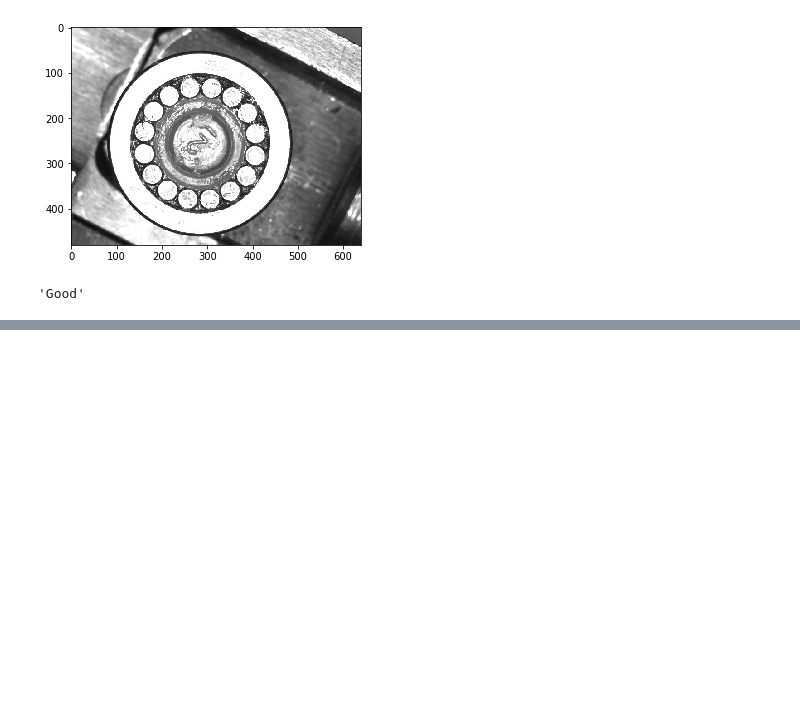
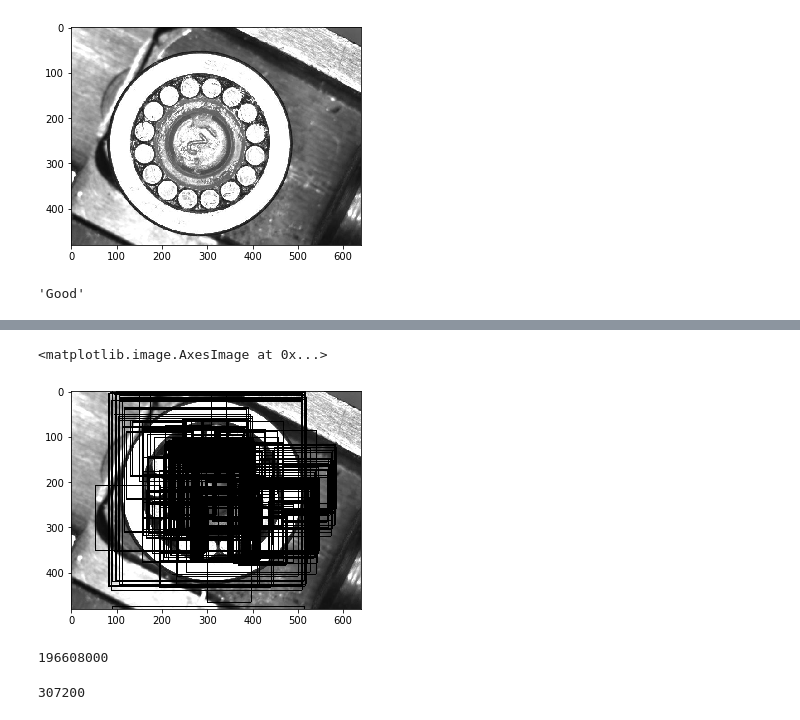
Before and after one commit to BlackJack01/Artificial-Intellligence, a Jupyter notebook: circle_detection.ipynb, the cells around one changed output, grey strips where cells are left out. Cells and saved outputs as stored; diff of their text form; code cells hidden in the pictures; blank space fills up the shorter version.

```diff
--- a/circle_detection.ipynb
+++ b/circle_detection.ipynb
@@ -87,0 +152,37 @@ def is_center(A,B):
+# %%
+### Here A and B are in straight line
+def find_circle(image):
+    m = image.shape[0]
+    n = image.shape[1]
+    max_R = []
+    max_C = []
+    max_circum = None
+    count = 0
+    dark_pixels = get_black_pixels(image)
+    for i in range(dark_pixels.shape[0]):
+        for ind in range(dark_pixels[i].shape[0]-1):
+            j = dark_pixels[i][ind]
+            if j == -1:
+                break
+            for ind1 in range(ind+1,dark_pixels[i].shape[0]):
+                k = dark_pixels[i][ind1]
+                if k == -1:
+                    break
+                if k-j < min(image.shape[0], image.shape[1])/5:
+                    continue
+                #print((i,j),(i,k))
+                count+=1
+#                 if count%1000:
+#                     print(count)
+                C = (i, int((j+k)/2))
+                R = ecl_dist((i,j),C)
+                print(C,R)
+                if is_circle(image, C, R, error= 1, threshold=0.3):
+                    max_R.append(R)
+                    max_C.append(C)
+#                     if R>max_R:
+#                         max_R = R
+#                         max_C = C
+    return max_R, max_C
+# %%
+max_R, max_C = find_circle(edges)
@@ -87,0 +227,13 @@ def is_center(A,B):
+# %%
+plt.imshow(draw_bounding_box(image1,max_C,max_R), cmap=cm.gray, vmin=0, vmax=255)
+# %% [output]
+<matplotlib.image.AxesImage at 0x...>
+[figure, added]
+# %%
+image.shape[1]**2*image.shape[0]
+# %% [output]
+196608000
+# %%
+image.shape[1]*image.shape[0]
+# %% [output]
+307200
```
Also changed, not shown: parts of 19 cells of this notebook.
